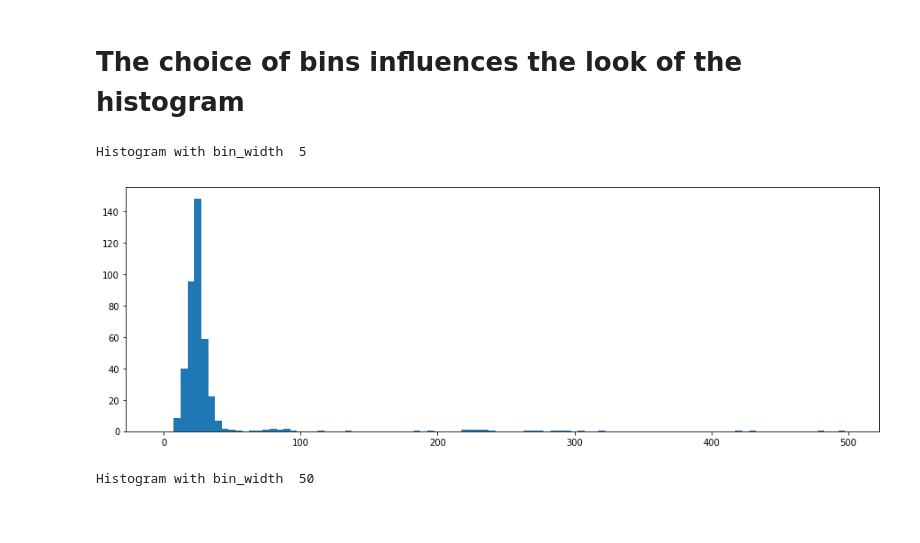
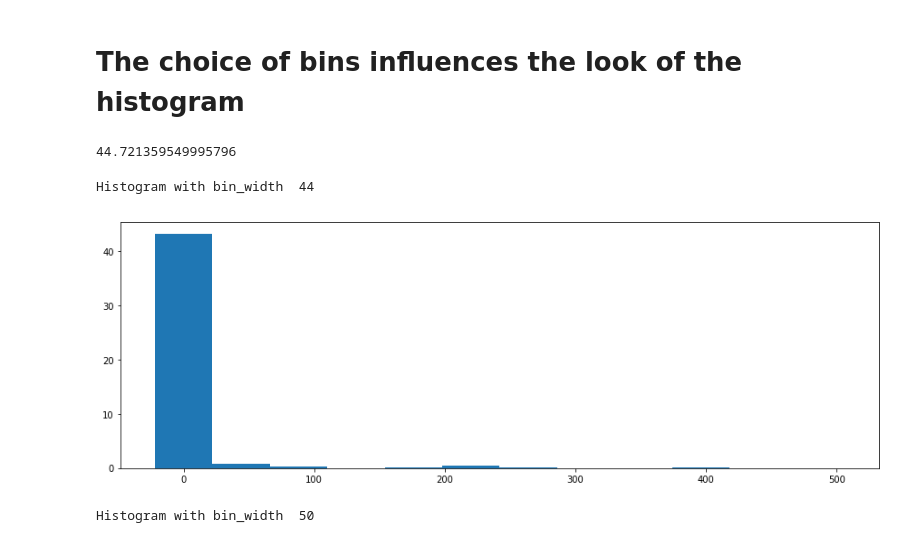
Before and after one commit to HeinrichHartmann/Statistics-for-Engineers, a Jupyter notebook: 2018-08-29-SRECon-Duesseldorf/4 Histograms.ipynb, the cells around one changed output. Saved outputs shown, nothing was run; the diff lists cells and outputs as text; code cells hidden in the pictures; blank space fills up the shorter version.

```diff
--- a/2018-08-29-SRECon-Duesseldorf/4 Histograms.ipynb
+++ b/2018-08-29-SRECon-Duesseldorf/4 Histograms.ipynb
@@ -87,15 +87,19 @@ def plot_hist(X,  bin_min, bin_max, bin_width):
     my_hist(X,bins)
     print("Histogram with bin_width ", bin_width)
     plt.show()
+# %%
+math.sqrt(len(X))
+# %% [output]
+44.721359549995796
 # %%
 bin_min = 0
 bin_max = 500
-plot_hist(X, bin_min, bin_max, 5)
+plot_hist(X, bin_min, bin_max, 44)
 
 #--> Looks almost like the rugplot
 # %% [output]
-Histogram with bin_width  5
+Histogram with bin_width  44
-[figure, old version]
+[figure, new version]
 # %%
 plot_hist(X, bin_min, bin_max, 50)
 # %% [output]
```
Also changed, not shown: parts of 6 cells of this notebook, 3 other files.
